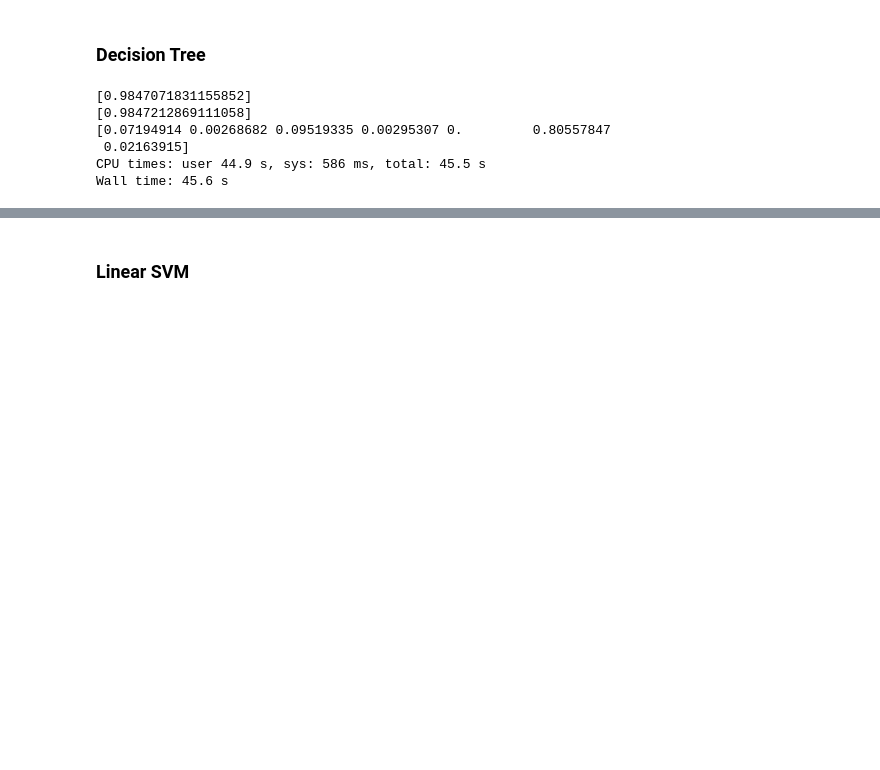
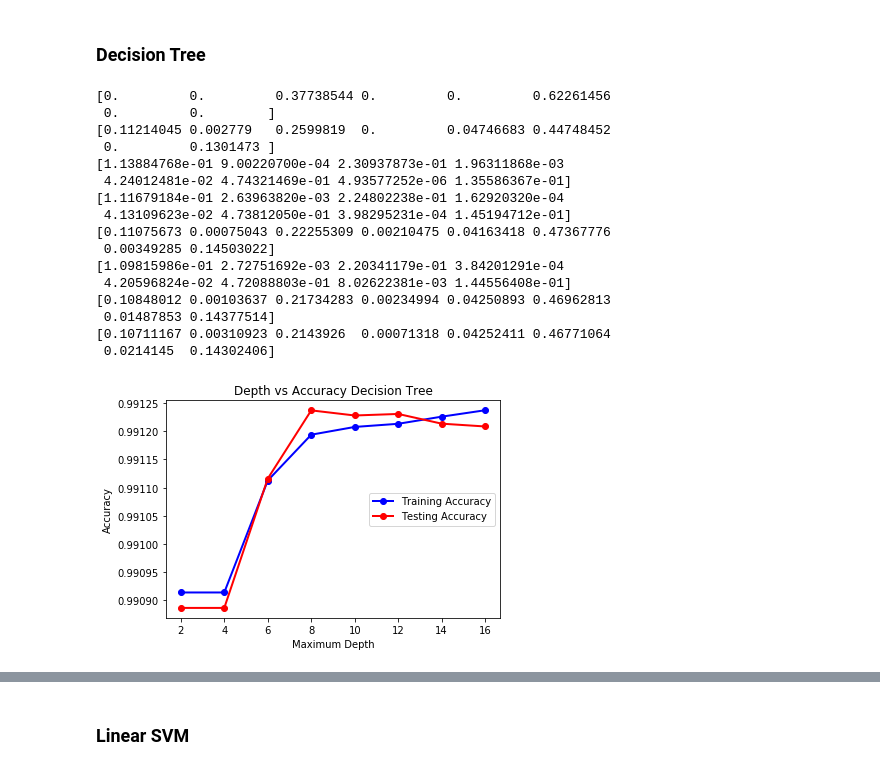
Before and after one commit to alexander-ray/bana-mortality-4502, a Jupyter notebook: DataFrameFormat.ipynb, the cells around one changed output, grey strips where cells are left out. Cells and saved outputs as stored; diff of their text form; code cells hidden in the pictures; blank space fills up the shorter version.

```diff
--- a/DataFrameFormat.ipynb
+++ b/DataFrameFormat.ipynb
@@ -152,22 +186,48 @@ with open(log_reg_fn, 'rb') as f:
 NameError: name 'gs_classifier' is not defined
 # %% [markdown]
 ### Decision Tree
-# %%
-%%time
-train_acc = []
-test_acc = []
-clf = DecisionTreeClassifier(random_state=123)
-clf.fit(X_train, Y_train)
-
-train_acc.append(accuracy_score(Y_train, clf.predict(X_train)))
-test_acc.append(accuracy_score(Y_test, clf.predict(X_test)))
-print(train_acc)
-print(test_acc)
-print(clf.feature_importances_)
-# %% [output]
-[0.9847071831155852]
-[0.9847212869111058]
-[0.07194914 0.00268682 0.09519335 0.00295307 0.         0.80557847
- 0.02163915]
-CPU times: user 44.9 s, sys: 586 ms, total: 45.5 s
-Wall time: 45.6 s
+# %%
+%%time
+depth_arr = [2,4,6,8,10,12,14,16]
+#depth_arr = [10]
+train_acc = []
+test_acc = []
+
+for d in depth_arr:
+    clf = DecisionTreeClassifier(max_depth=d)
+    clf.fit(X_train, Y_train)
+    print(clf.feature_importances_)
+    # Add to accuracy lists
+    train_acc.append(accuracy_score(Y_train, clf.predict(X_train)))
+    test_acc.append(accuracy_score(Y_test, clf.predict(X_test)))
+
+plt.figure(1)
+plt.plot(depth_arr, train_acc, color='blue', lw=2, marker='o', label="Training Accuracy")
+plt.plot(depth_arr, test_acc, color='red', lw=2, marker='o', label="Testing Accuracy")
+
+plt.xlabel("Maximum Depth")
+plt.ylabel("Accuracy")
+plt.title("Depth vs Accuracy Decision Tree")
+plt.legend(loc='center right')
+plt.show()
+
+print(train_acc)
+print(test_acc)
+# %% [output]
+[0.         0.         0.37738544 0.         0.         0.62261456
+ 0.         0.        ]
+[0.11214045 0.002779   0.2599819  0.         0.04746683 0.44748452
+ 0.         0.1301473 ]
+[1.13884768e-01 9.00220700e-04 2.30937873e-01 1.96311868e-03
+ 4.24012481e-02 4.74321469e-01 4.93577252e-06 1.35586367e-01]
+[1.11679184e-01 2.63963820e-03 2.24802238e-01 1.62920320e-04
+ 4.13109623e-02 4.73812050e-01 3.98295231e-04 1.45194712e-01]
+[0.11075673 0.00075043 0.22255309 0.00210475 0.04163418 0.47367776
+ 0.00349285 0.14503022]
+[1.09815986e-01 2.72751692e-03 2.20341179e-01 3.84201291e-04
+ 4.20596824e-02 4.72088803e-01 8.02622381e-03 1.44556408e-01]
+[0.10848012 0.00103637 0.21734283 0.00234994 0.04250893 0.46962813
+ 0.01487853 0.14377514]
+[0.10711167 0.00310923 0.2143926  0.00071318 0.04252411 0.46771064
+ 0.0214145  0.14302406]
+[figure, added]
```
Also changed, not shown: parts of 9 cells of this notebook, 7 other files.
